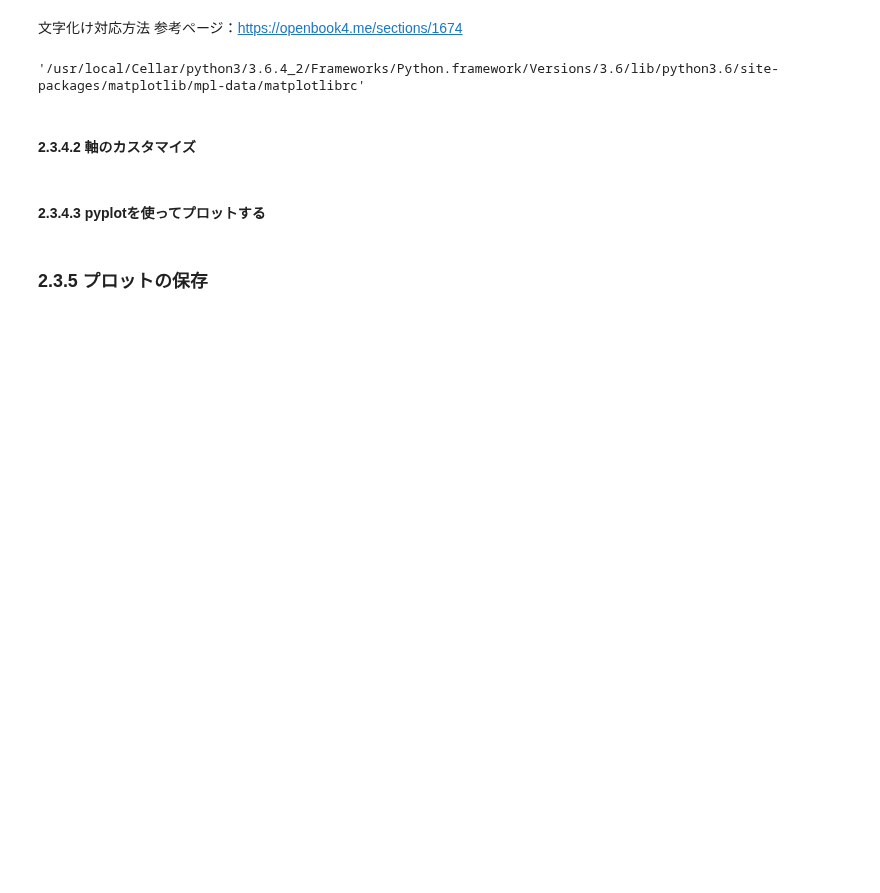
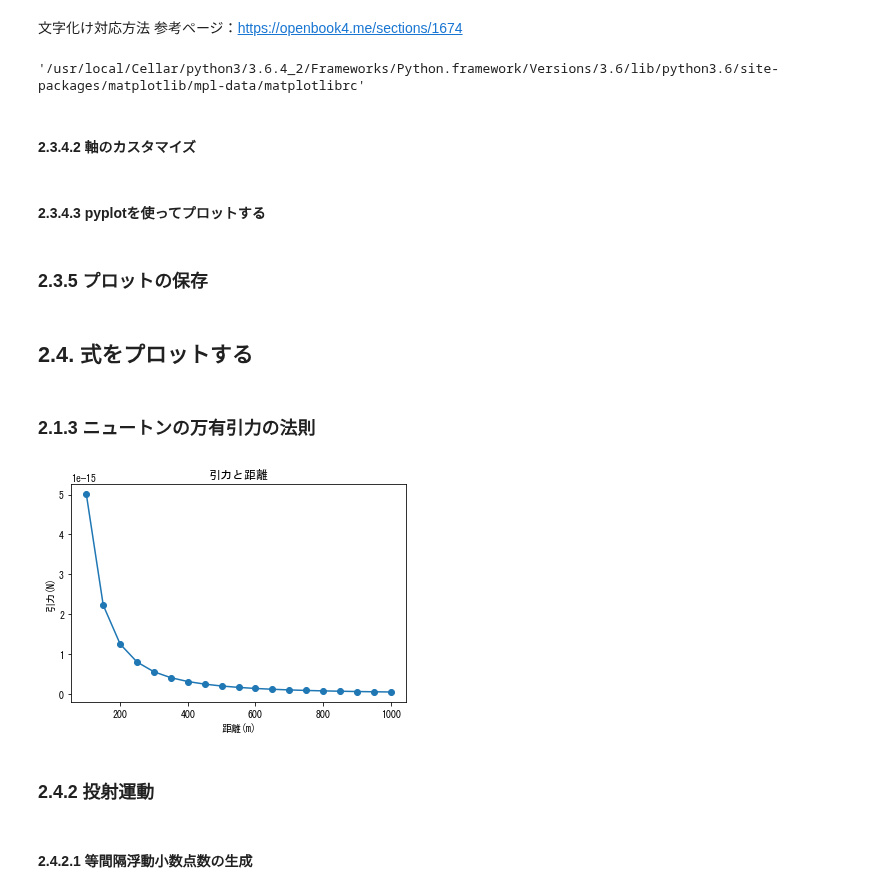
Before and after one commit to daiyomiura/study_python, a Jupyter notebook: Pythonからはじめる数学入門.ipynb, the cells around one changed output. Saved outputs shown, nothing was run; the diff lists cells and outputs as text; code cells hidden in the pictures; blank space fills up the shorter version.

```diff
--- a/Pythonからはじめる数学入門.ipynb
+++ b/Pythonからはじめる数学入門.ipynb
@@ -523,3 +523,45 @@ y = [2,4,6]
 plot(x,y)
 savefig('mygraph.png') ## 画像として保存する
 savefig('mygraph.svg')
+# %% [markdown]
+## 2.4. 式をプロットする
+# %% [markdown]
+### 2.1.3 ニュートンの万有引力の法則
+# %%
+'''
+2物体間の万有引力と距離の関係
+'''
+import matplotlib.pyplot as plt
+import matplotlib as mpl
+mpl.rcParams['font.family'] = 'MS Gothic'
+# グラフを描く
+def draw_graph(x, y):
+    plt.plot(x, y, marker='o')
+    plt.xlabel('距離(m)')
+    plt.ylabel('引力(N)')
+    plt.title('引力と距離')
+    plt.show()
+def generate_F_r():
+    # rの値を自動生成
+    r = range(100, 1001, 50)
+    # Ｆの計算値を格納する空リスト
+    F = []
+    G = 6.674*(10**-11)
+    # 2物体
+    m1 = 0.5
+    m2 = 1.5
+    # 引力を計算しリストFに加える
+    for dist in r:
+        force = G*(m1*m2)/(dist**2)
+        F.append(force)
+    #draw_graph関数呼び出し
+    draw_graph(r, F)
+
+if __name__=='__main__':
+    generate_F_r()
+# %% [output]
+[figure, added]
+# %% [markdown]
+### 2.4.2 投射運動
+# %% [markdown]
+#### 2.4.2.1 等間隔浮動小数点数の生成
```
Also changed, not shown: parts of 5 cells of this notebook.
